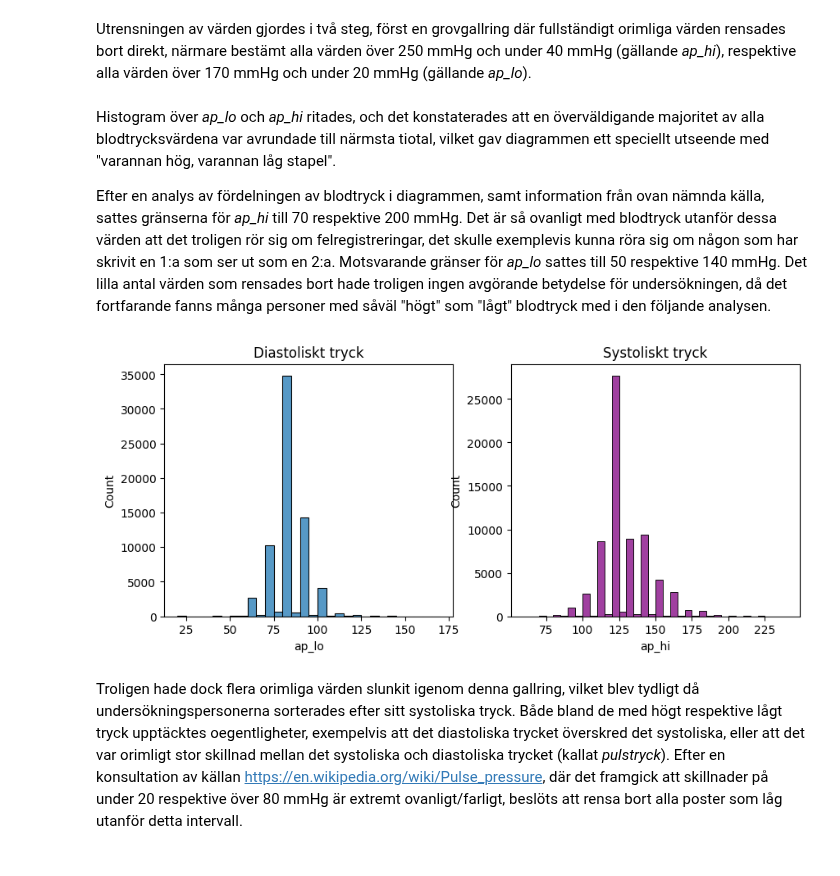
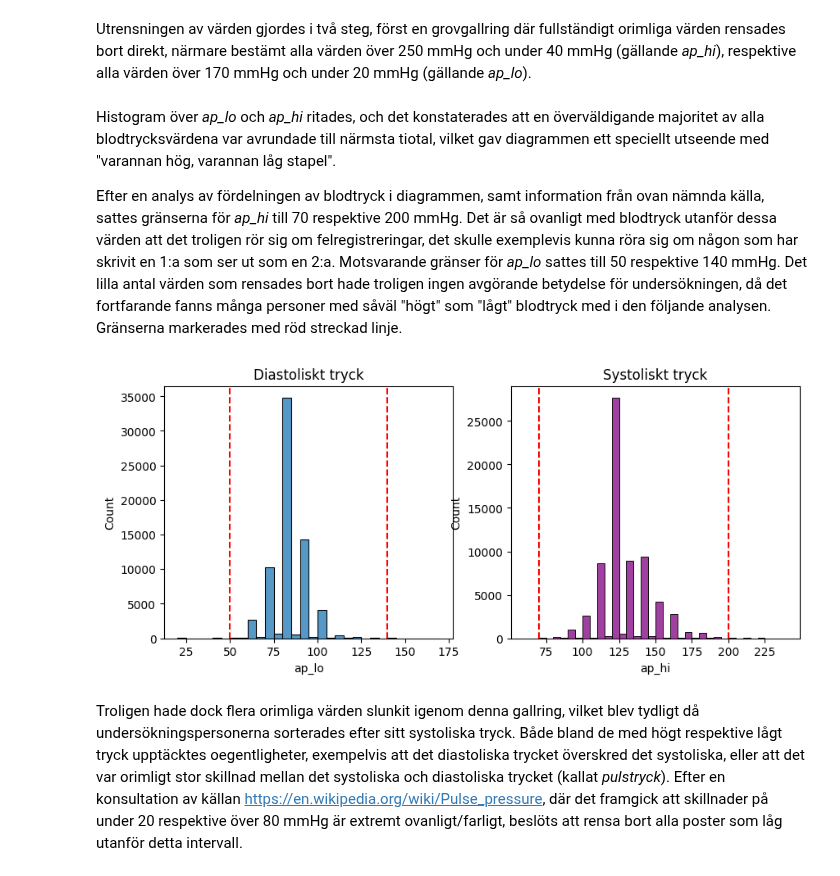
Before and after one commit to bearwinterfirth/medical, a Jupyter notebook: Del2_Feature_Eng.ipynb, the cells around one changed output. Saved outputs shown, nothing was run; the diff lists cells and outputs as text; code cells hidden in the pictures.

```diff
--- a/Del2_Feature_Eng.ipynb
+++ b/Del2_Feature_Eng.ipynb
@@ -27,5 +29,6 @@ sns.histplot(data=df[df["height"]<145]["height"], binwidth=2, ax=ax[1], color="p
 # %%
-df=df[(df["weight"]>=40) & (df["height"]>=140) & (df["height"]<240)]
+# personer med vikt < 40 kg och personer med längd < 140 cm eller längd > 240 cm rensades bort
+df=df[(df["weight"]>=40) & (df["height"]>=140) & (df["height"]<=220)]
 # %% [markdown]
 #### BMI
 Samtliga personers BMI beräknades och sparades i en ny kolumn, enligt formeln
@@ -139,13 +143,17 @@ df=df[(df["ap_lo"]<=170) & (df["ap_hi"]<=250) & (df["ap_lo"]>=20) & (df["ap_hi"]
 # %% [markdown]
 Histogram över *ap_lo* och *ap_hi* ritades, och det konstaterades att en överväldigande majoritet av alla blodtrycksvärdena var avrundade till närmsta tiotal, vilket gav diagrammen ett speciellt utseende med "varannan hög, varannan låg stapel".
 
-Efter en analys av fördelningen av blodtryck i diagrammen, samt information från ovan nämnda källa, sattes gränserna för *ap_hi* till 70 respektive 200 mmHg. Det är så ovanligt med blodtryck utanför dessa värden att det troligen rör sig om felregistreringar, det skulle exemplevis kunna röra sig om någon som har skrivit en 1:a som ser ut som en 2:a. Motsvarande gränser för *ap_lo* sattes till 50 respektive 140 mmHg. Det lilla antal värden som rensades bort hade troligen ingen avgörande betydelse för undersökningen, då det fortfarande fanns många personer med såväl "högt" som "lågt" blodtryck med i den följande analysen.
+Efter en analys av fördelningen av blodtryck i diagrammen, samt information från ovan nämnda källa, sattes gränserna för *ap_hi* till 70 respektive 200 mmHg. Det är så ovanligt med blodtryck utanför dessa värden att det troligen rör sig om felregistreringar, det skulle exemplevis kunna röra sig om någon som har skrivit en 1:a som ser ut som en 2:a. Motsvarande gränser för *ap_lo* sattes till 50 respektive 140 mmHg. Det lilla antal värden som rensades bort hade troligen ingen avgörande betydelse för undersökningen, då det fortfarande fanns många personer med såväl "högt" som "lågt" blodtryck med i den följande analysen. Gränserna markerades med röd streckad linje.
 # %%
 fig, ax=plt.subplots(1, 2, figsize=(10,4))
 sns.histplot(df["ap_lo"], binwidth=5, ax=ax[0]).set_title("Diastoliskt tryck")
-sns.histplot(df["ap_hi"], binwidth=5, ax=ax[1], color="purple").set_title("Systoliskt tryck");
+ax[0].axvline(50,0,25000, color="red", linestyle="dashed")
+ax[0].axvline(140,0,25000, color="red", linestyle="dashed")
+sns.histplot(df["ap_hi"], binwidth=5, ax=ax[1], color="purple").set_title("Systoliskt tryck")
+ax[1].axvline(70,0,25000, color="red", linestyle="dashed")
+ax[1].axvline(200,0,25000, color="red", linestyle="dashed");
 # %% [output]
-[figure, old version]
+[figure, new version]
 # %%
 df=df[(df["ap_lo"]<=140) & (df["ap_hi"]<=200) & (df["ap_lo"]>=50) & (df["ap_hi"]>=70)]
 # %% [markdown]
```
Also changed, not shown: parts of 7 cells of this notebook, 2 other files.
